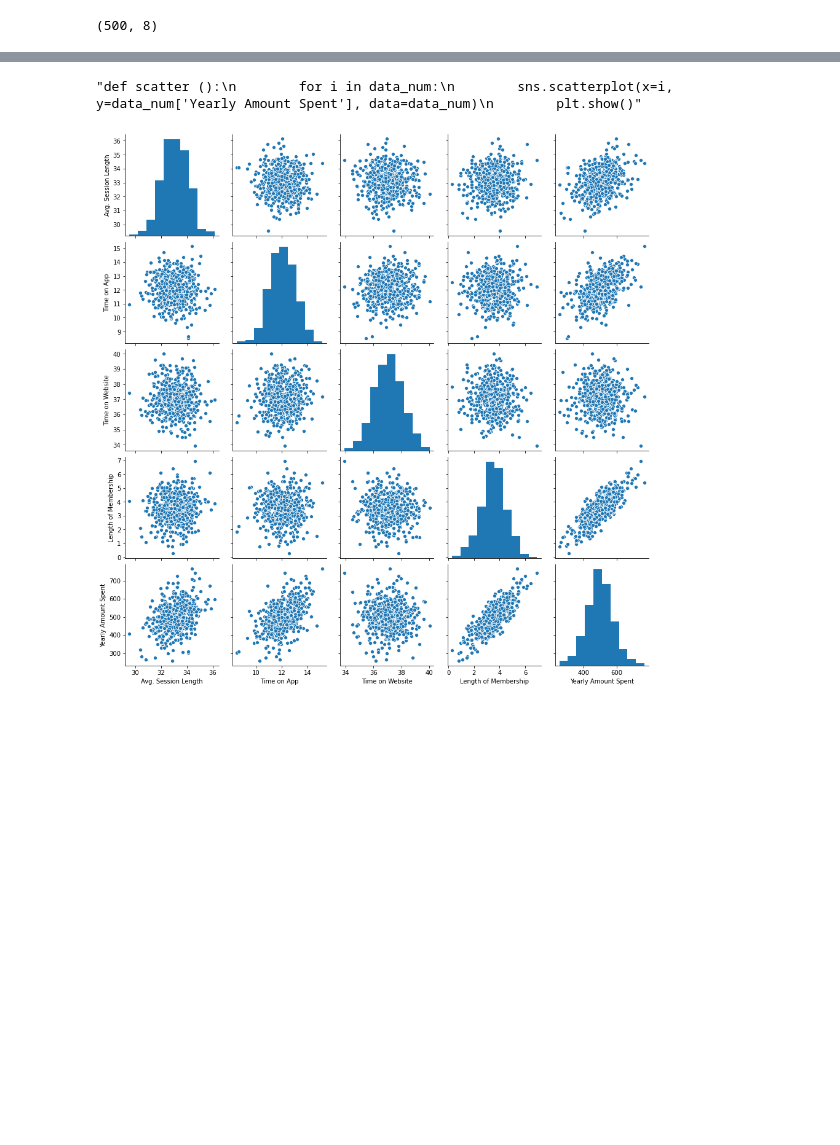
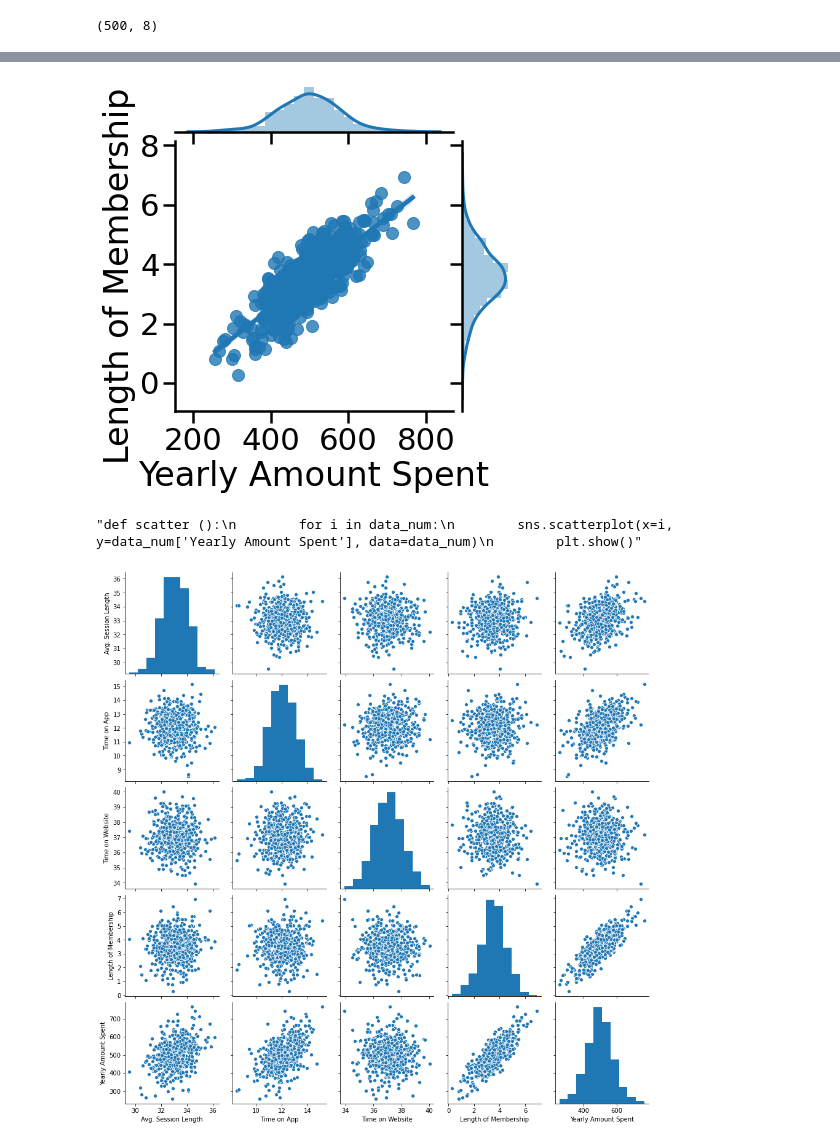
Before and after one commit to JustinSms/Ecommerce_clustering, a Jupyter notebook: visualisation.ipynb, the cells around one changed output, grey strips where cells are left out. Saved outputs shown, nothing was run; the diff lists cells and outputs as text; code cells hidden in the pictures; blank space fills up the shorter version.

```diff
--- a/visualisation.ipynb
+++ b/visualisation.ipynb
@@ -21,6 +33,12 @@ print(data.shape) #thats why the line plot has this high density
 # %%
 #bivariate data analysis
-#sns.jointplot(x="Avg. Session Length",y = "Yearly Amount Spent", data=data_num, kind='hex')
+
+#count=[scatter, reg, ]
+for i in count():
+sns.jointplot(x="Yearly Amount Spent",y = "Length of Membership", data=data_num, kind='reg')
+sns.set_context('talk', font_scale=1.4)
+# %% [output]
+[figure, added]
 # %%
 #multivariat visual data anlaysis  def scatter():
 
```
Also changed, not shown: parts of 1 cell of this notebook, 3 other files.
